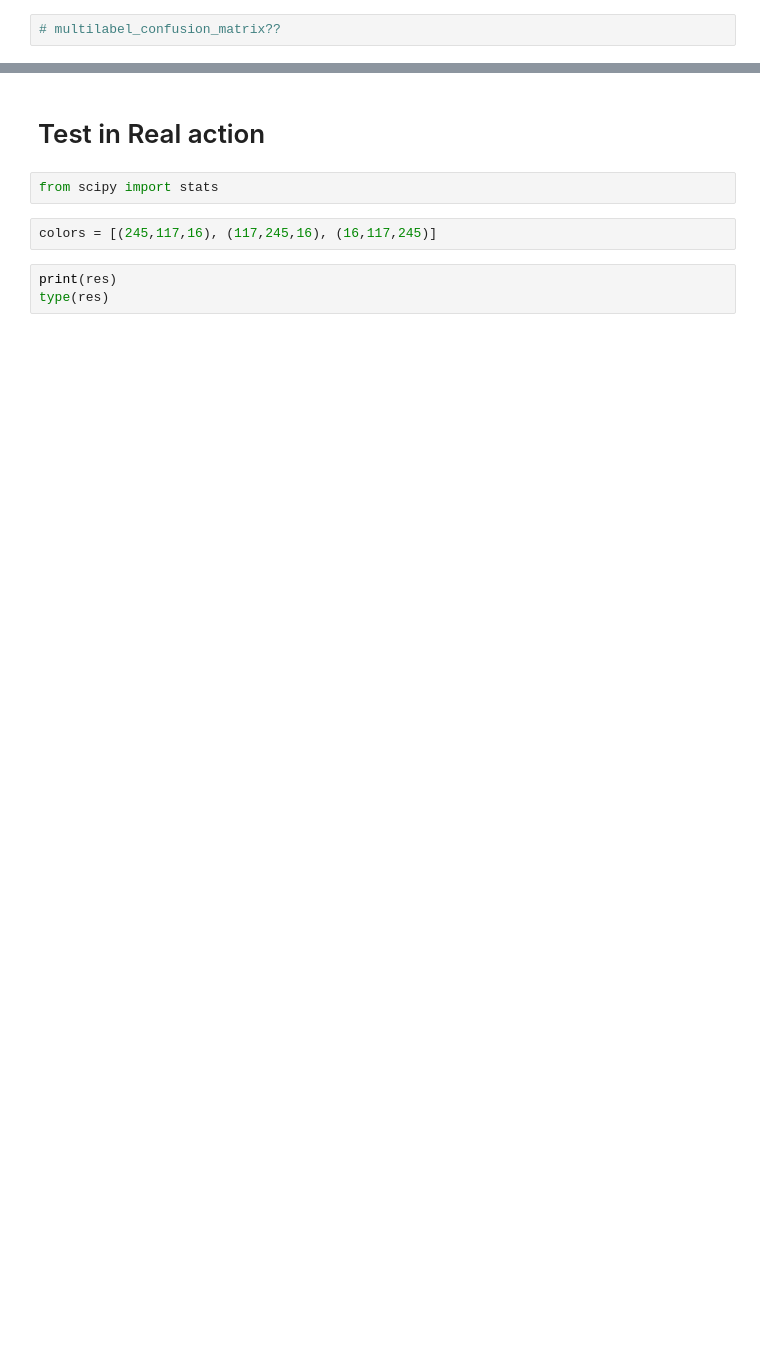
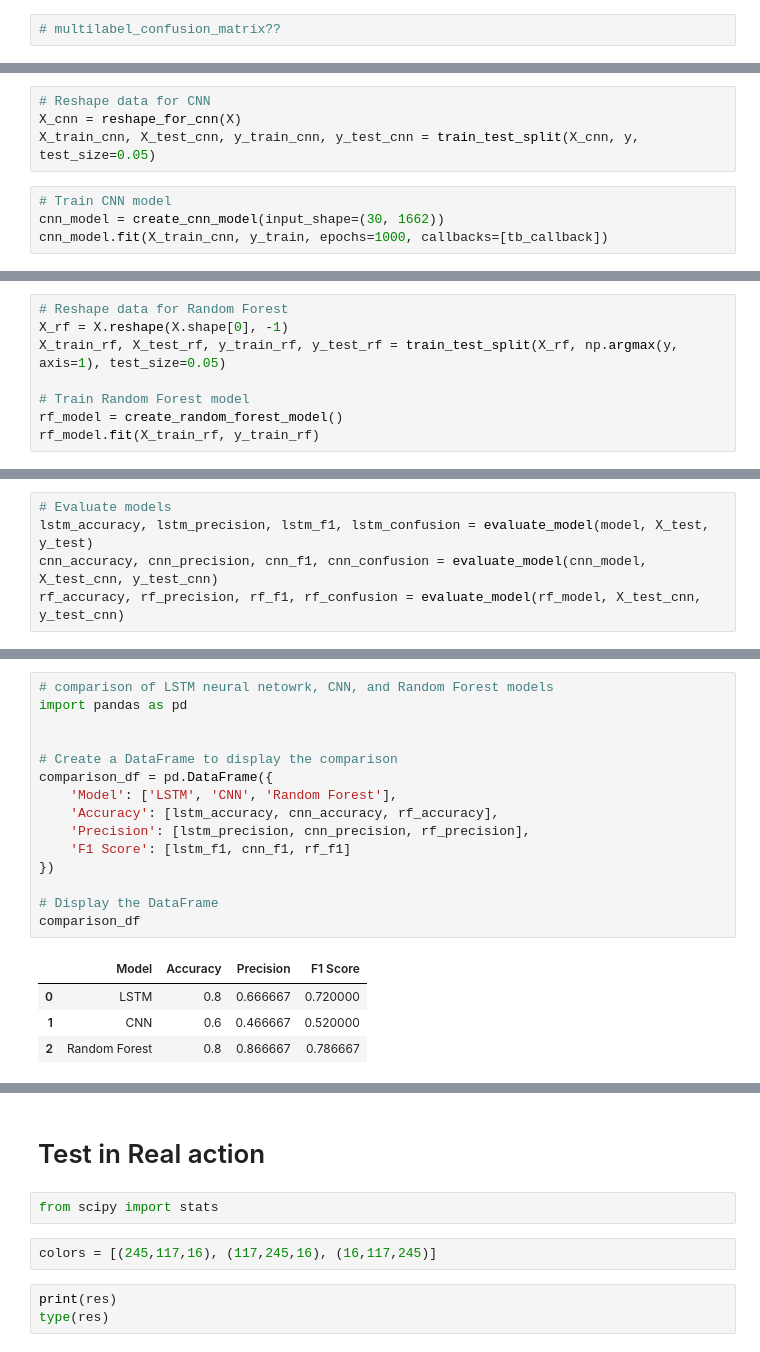
Before and after one commit to sanjiv576/HGR_LSTM, a Jupyter notebook: HGR.ipynb, the cells around one changed output, grey strips where cells are left out. Saved outputs shown, nothing was run; the diff lists cells and outputs as text; blank space fills up the shorter version.

```diff
--- a/HGR.ipynb
+++ b/HGR.ipynb
@@ -588,0 +602,8 @@ accuracy_score(ytrue, yhat)
+# %%
+# Reshape data for CNN
+X_cnn = reshape_for_cnn(X)
+X_train_cnn, X_test_cnn, y_train_cnn, y_test_cnn = train_test_split(X_cnn, y, test_size=0.05)
+# %%
+# Train CNN model
+cnn_model = create_cnn_model(input_shape=(30, 1662))
+cnn_model.fit(X_train_cnn, y_train, epochs=1000, callbacks=[tb_callback])
@@ -588,0 +651,8 @@ accuracy_score(ytrue, yhat)
+# %%
+# Reshape data for Random Forest
+X_rf = X.reshape(X.shape[0], -1)
+X_train_rf, X_test_rf, y_train_rf, y_test_rf = train_test_split(X_rf, np.argmax(y, axis=1), test_size=0.05)
+
+# Train Random Forest model
+rf_model = create_random_forest_model()
+rf_model.fit(X_train_rf, y_train_rf)
@@ -588,0 +661,5 @@ accuracy_score(ytrue, yhat)
+# %%
+# Evaluate models
+lstm_accuracy, lstm_precision, lstm_f1, lstm_confusion = evaluate_model(model, X_test, y_test)
+cnn_accuracy, cnn_precision, cnn_f1, cnn_confusion = evaluate_model(cnn_model, X_test_cnn, y_test_cnn)
+rf_accuracy, rf_precision, rf_f1, rf_confusion = evaluate_model(rf_model, X_test_cnn, y_test_cnn)
@@ -588,0 +669,20 @@ accuracy_score(ytrue, yhat)
+# %%
+# comparison of LSTM neural netowrk, CNN, and Random Forest models
+import pandas as pd
+
+
+# Create a DataFrame to display the comparison
+comparison_df = pd.DataFrame({
+    'Model': ['LSTM', 'CNN', 'Random Forest'],
+    'Accuracy': [lstm_accuracy, cnn_accuracy, rf_accuracy],
+    'Precision': [lstm_precision, cnn_precision, rf_precision],
+    'F1 Score': [lstm_f1, cnn_f1, rf_f1]
+})
+
+# Display the DataFrame
+comparison_df
+# %% [output]
+|  | Model | Accuracy | Precision | F1 Score |
+| 0 | LSTM | 0.8 | 0.666667 | 0.720000 |
+| 1 | CNN | 0.6 | 0.466667 | 0.520000 |
+| 2 | Random Forest | 0.8 | 0.866667 | 0.786667 |
```
Also changed, not shown: parts of 29 cells of this notebook, 11 other files.
